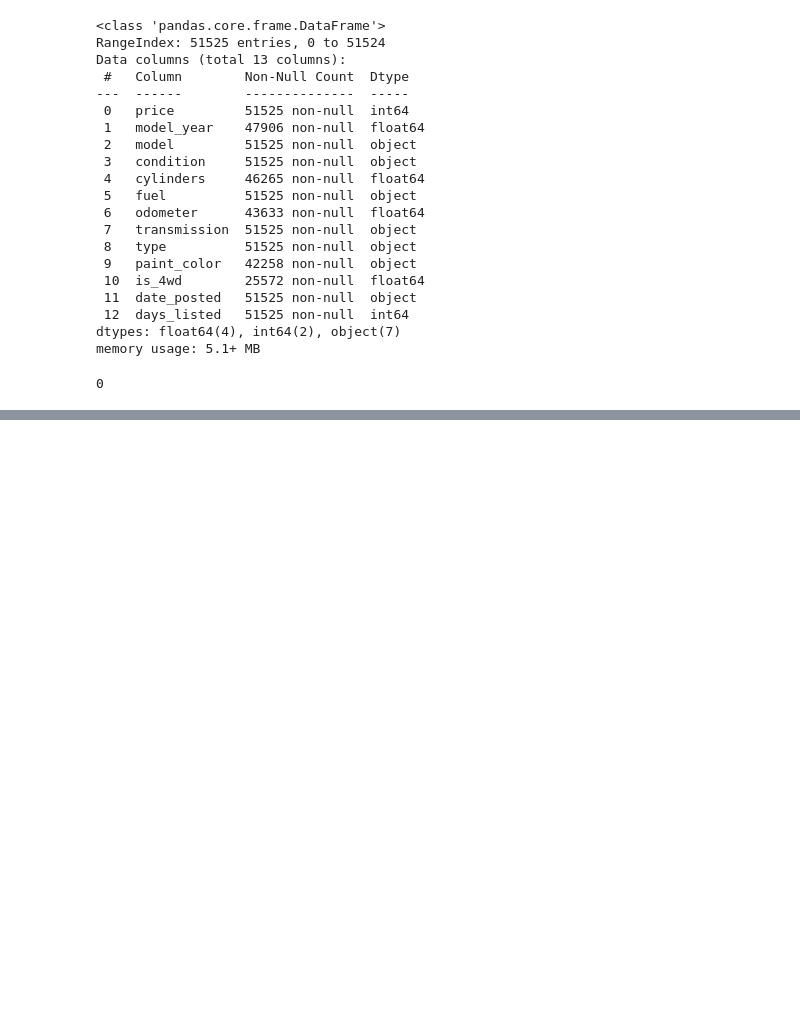
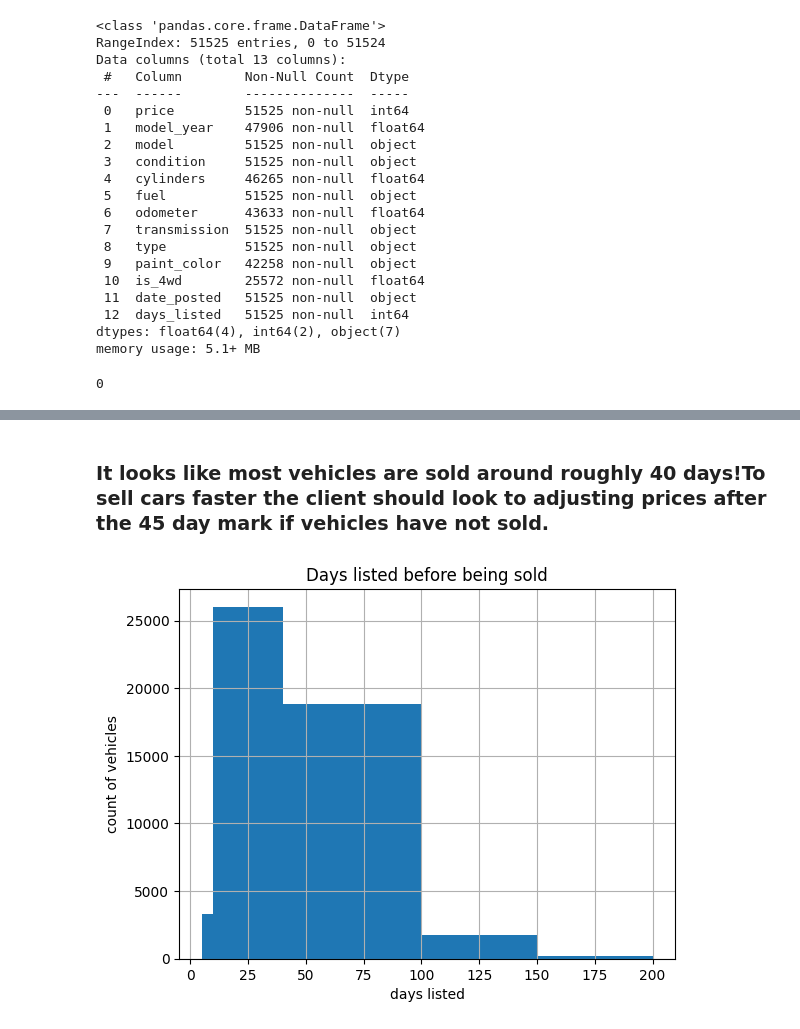
Before and after one commit to Sweetfeets00/SDtoolsProject, a Jupyter notebook: sdproject/Notebooks/EDA.ipynb, the cells around one changed output, grey strips where cells are left out. Drawn from its saved outputs; the diff is of its cells as text; code cells hidden in the pictures; blank space fills up the shorter version.

```diff
--- a/sdproject/Notebooks/EDA.ipynb
+++ b/sdproject/Notebooks/EDA.ipynb
@@ -107,0 +155,11 @@ hist = values.hist(bins=8
+# %% [markdown]
+### It looks like most vehicles are sold around roughly 40 days!To sell cars faster the client should look to adjusting prices after the 45 day mark if vehicles have not sold.
+# %%
+# histogram of days listed
+data['days_listed'].hist(bins = [5, 10, 40, 100, 150, 200])
+plt.xlabel('days listed')
+plt.ylabel('count of vehicles')
+plt.title('Days listed before being sold')
+plt.show()
+# %% [output]
+[figure, added]
```
Also changed, not shown: parts of 17 cells of this notebook, 2 other files.
